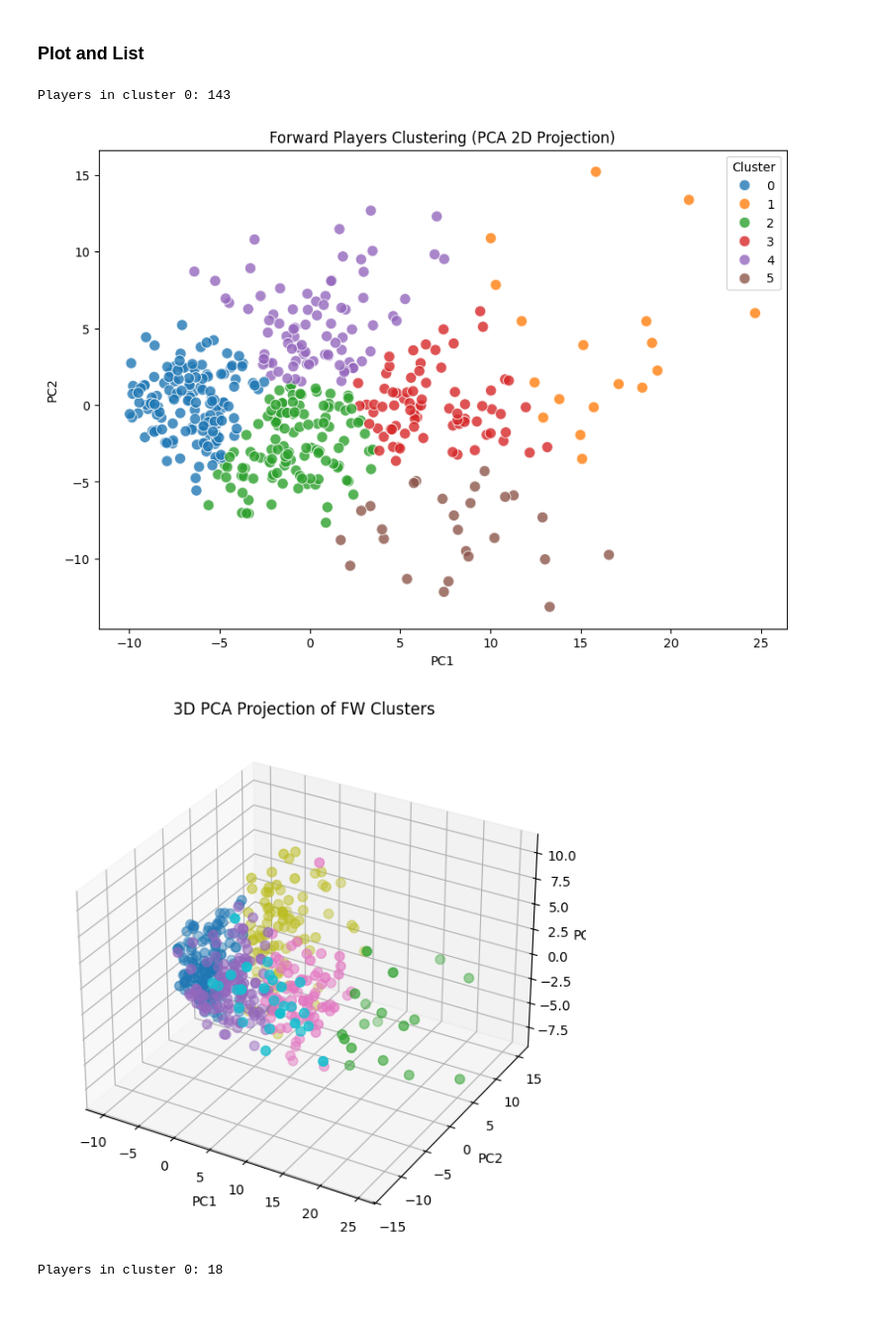
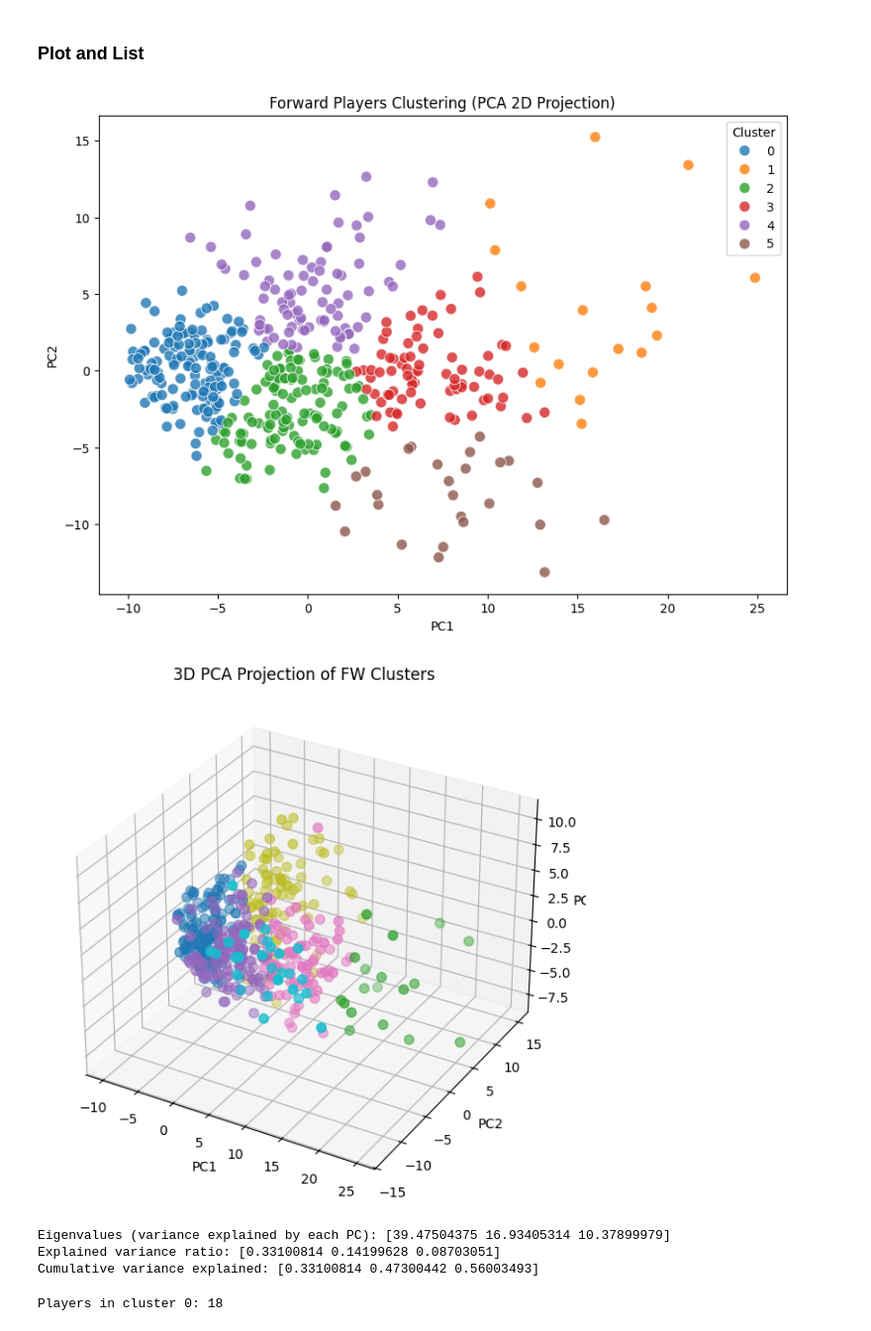
Before and after one commit to HaneefT/Transfer-Oracle, a Jupyter notebook: src/clustering/clustering.ipynb, the cells around one changed output. Shown at 99% size. Cells and saved outputs as stored; diff of their text form; code cells hidden in the pictures.

Commit message:
some more plotting bullshit

```diff
--- a/src/clustering/clustering.ipynb
+++ b/src/clustering/clustering.ipynb
@@ -74,42 +80,53 @@ Numeric dataset shape: (464, 120)
 # %% [markdown]
 ### Plot and List
 # %%
-
-
-
 plt.figure(figsize=(10,7))
 sns.scatterplot(
     x=fw_pca[:,0],
     y=fw_pca[:,1],
-    hue=df_fw["cluster"],       # color by cluster
+    hue=df_fw["cluster"],
     palette="tab10",
     s=80,
     alpha=0.8
 )
+
+
+
 plt.title("Forward Players Clustering (PCA 2D Projection)")
 plt.xlabel("PC1")
 plt.ylabel("PC2")
 plt.legend(title="Cluster")
 plt.show()
 
 
 
-
-pca_3d = PCA(n_components=3)
+# Fit PCA for 3 components
+pca_3d = PCA(n_components=3, random_state=42)
 fw_pca_3d = pca_3d.fit_transform(fw_scaled)
 
+# 3D scatter plot
 fig = plt.figure(figsize=(10,7))
 ax = fig.add_subplot(111, projection='3d')
-scatter = ax.scatter(fw_pca_3d[:,0], fw_pca_3d[:,1], fw_pca_3d[:,2], c=df_fw["cluster"], cmap="tab10", s=50)
+scatter = ax.scatter(
+    fw_pca_3d[:,0], fw_pca_3d[:,1], fw_pca_3d[:,2],
+    c=df_fw["cluster"], cmap="tab10", s=50
+)
 ax.set_xlabel("PC1")
 ax.set_ylabel("PC2")
 ax.set_zlabel("PC3")
 plt.title("3D PCA Projection of FW Clusters")
 plt.show()
+
+# Print eigenvalues / explained variance
+print("Eigenvalues (variance explained by each PC):", pca_3d.explained_variance_)
+print("Explained variance ratio:", pca_3d.explained_variance_ratio_)
+print("Cumulative variance explained:", np.cumsum(pca_3d.explained_variance_ratio_))
 # %% [output]
-Players in cluster 0: 143
-[figure, old version]
+[figure, new version]
 [figure]
+Eigenvalues (variance explained by each PC): [39.47504375 16.93405314 10.37899979]
+Explained variance ratio: [0.33100814 0.14199628 0.08703051]
+Cumulative variance explained: [0.33100814 0.47300442 0.56003493]
 # %%
 df_fw.head()
 
```
Also changed, not shown: parts of 4 cells of this notebook.
